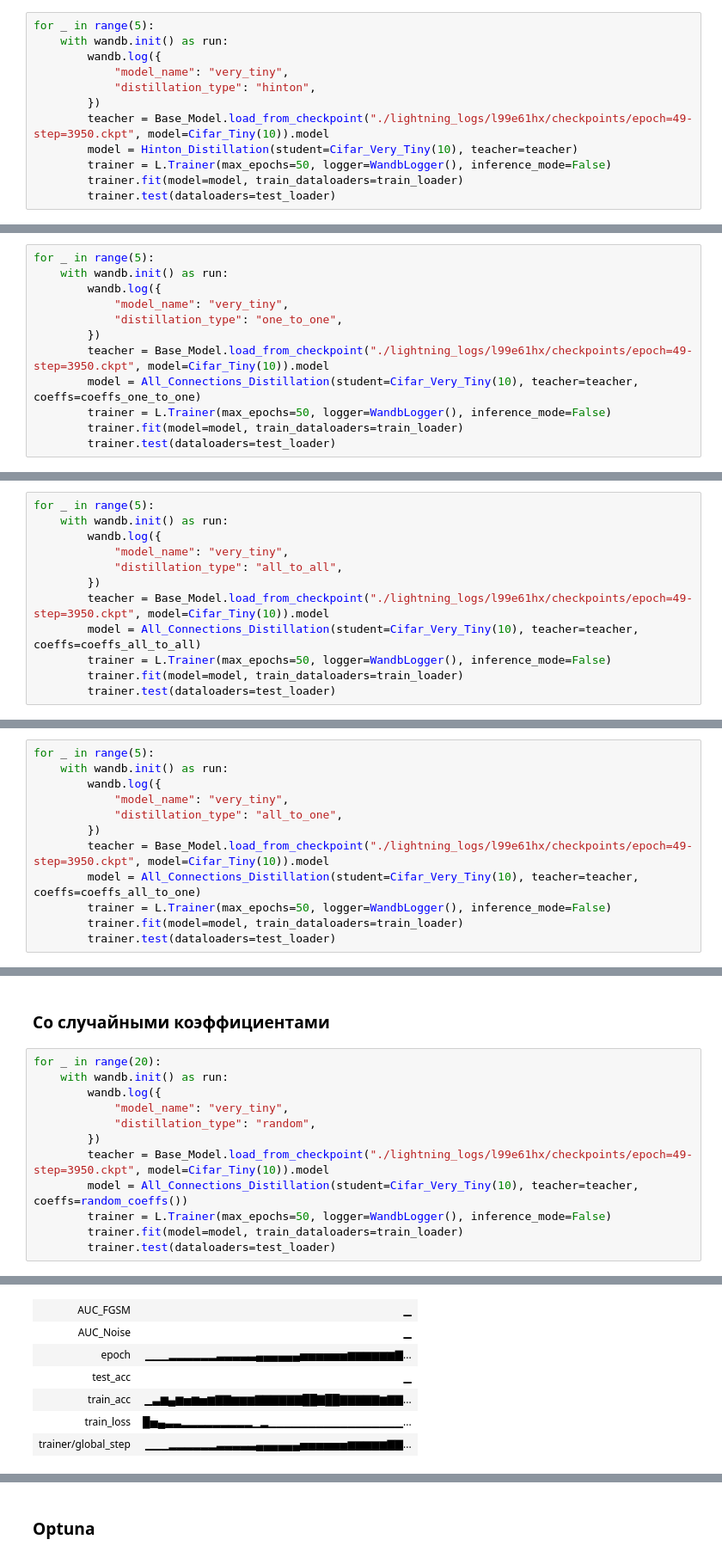
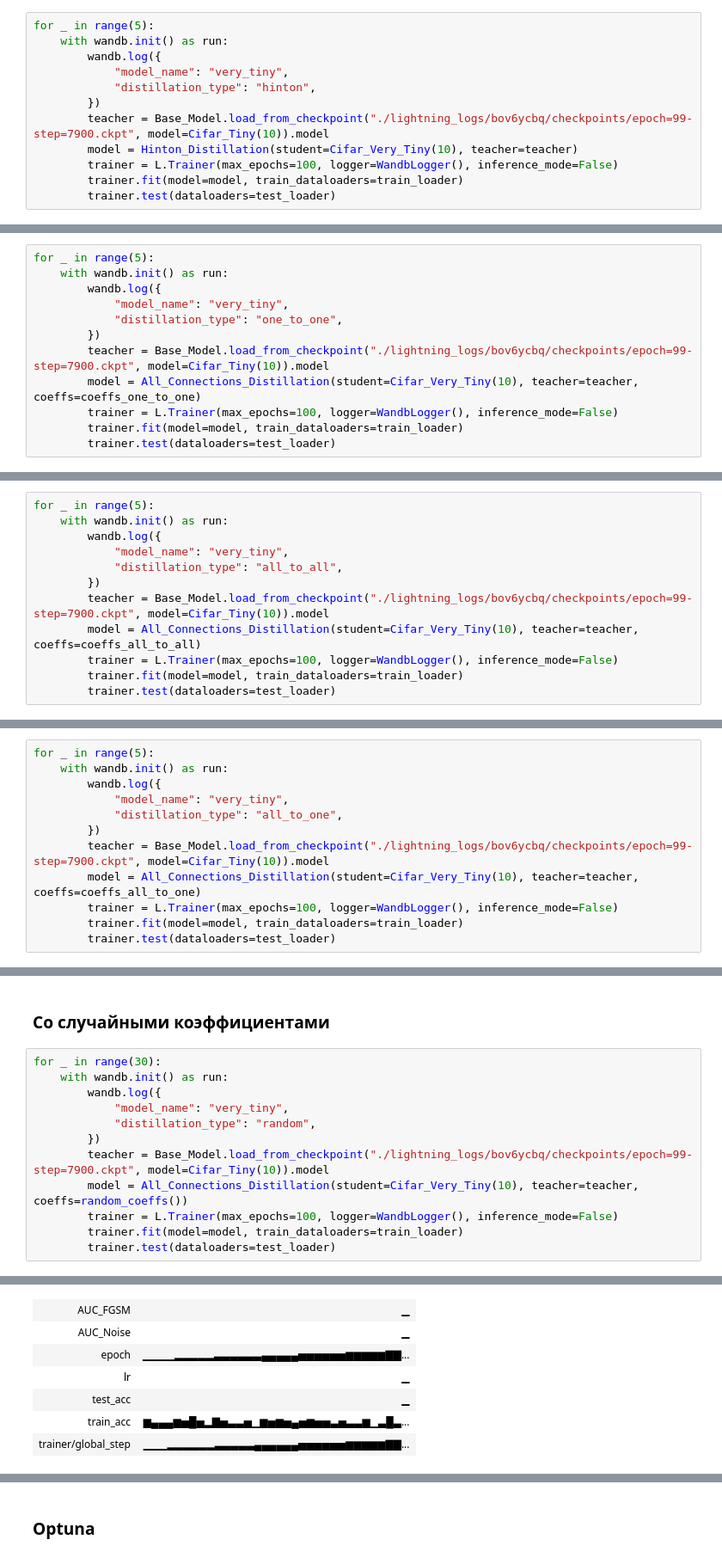
Before and after one commit to intsystems/Oleinik-BS-Thesis, a Jupyter notebook: code/run_wandb_experiments.ipynb, the cells around one changed output, grey strips where cells are left out. Shown at 86% size. Drawn from its saved outputs; the diff is of its cells as text.

```diff
--- a/code/run_wandb_experiments.ipynb
+++ b/code/run_wandb_experiments.ipynb
@@ -140,9 +140,9 @@ for _ in range(5):
             "model_name": "very_tiny",
             "distillation_type": "hinton",
         })
-        teacher = Base_Model.load_from_checkpoint("./lightning_logs/l99e61hx/checkpoints/epoch=49-step=3950.ckpt", model=Cifar_Tiny(10)).model
+        teacher = Base_Model.load_from_checkpoint("./lightning_logs/bov6ycbq/checkpoints/epoch=99-step=7900.ckpt", model=Cifar_Tiny(10)).model
         model = Hinton_Distillation(student=Cifar_Very_Tiny(10), teacher=teacher)
-        trainer = L.Trainer(max_epochs=50, logger=WandbLogger(), inference_mode=False)
+        trainer = L.Trainer(max_epochs=100, logger=WandbLogger(), inference_mode=False)
         trainer.fit(model=model, train_dataloaders=train_loader)
         trainer.test(dataloaders=test_loader)
 # %% [output]
@@ -210,9 +210,9 @@ for _ in range(5):
             "model_name": "very_tiny",
             "distillation_type": "one_to_one",
         })
-        teacher = Base_Model.load_from_checkpoint("./lightning_logs/l99e61hx/checkpoints/epoch=49-step=3950.ckpt", model=Cifar_Tiny(10)).model
+        teacher = Base_Model.load_from_checkpoint("./lightning_logs/bov6ycbq/checkpoints/epoch=99-step=7900.ckpt", model=Cifar_Tiny(10)).model
         model = All_Connections_Distillation(student=Cifar_Very_Tiny(10), teacher=teacher, coeffs=coeffs_one_to_one)
-        trainer = L.Trainer(max_epochs=50, logger=WandbLogger(), inference_mode=False)
+        trainer = L.Trainer(max_epochs=100, logger=WandbLogger(), inference_mode=False)
         trainer.fit(model=model, train_dataloaders=train_loader)
         trainer.test(dataloaders=test_loader)
 # %% [output]
@@ -269,9 +269,9 @@ for _ in range(5):
             "model_name": "very_tiny",
             "distillation_type": "all_to_all",
         })
-        teacher = Base_Model.load_from_checkpoint("./lightning_logs/l99e61hx/checkpoints/epoch=49-step=3950.ckpt", model=Cifar_Tiny(10)).model
+        teacher = Base_Model.load_from_checkpoint("./lightning_logs/bov6ycbq/checkpoints/epoch=99-step=7900.ckpt", model=Cifar_Tiny(10)).model
         model = All_Connections_Distillation(student=Cifar_Very_Tiny(10), teacher=teacher, coeffs=coeffs_all_to_all)
-        trainer = L.Trainer(max_epochs=50, logger=WandbLogger(), inference_mode=False)
+        trainer = L.Trainer(max_epochs=100, logger=WandbLogger(), inference_mode=False)
         trainer.fit(model=model, train_dataloaders=train_loader)
         trainer.test(dataloaders=test_loader)
 # %% [output]
@@ -329,9 +329,9 @@ for _ in range(5):
             "model_name": "very_tiny",
             "distillation_type": "all_to_one",
         })
-        teacher = Base_Model.load_from_checkpoint("./lightning_logs/l99e61hx/checkpoints/epoch=49-step=3950.ckpt", model=Cifar_Tiny(10)).model
+        teacher = Base_Model.load_from_checkpoint("./lightning_logs/bov6ycbq/checkpoints/epoch=99-step=7900.ckpt", model=Cifar_Tiny(10)).model
         model = All_Connections_Distillation(student=Cifar_Very_Tiny(10), teacher=teacher, coeffs=coeffs_all_to_one)
-        trainer = L.Trainer(max_epochs=50, logger=WandbLogger(), inference_mode=False)
+        trainer = L.Trainer(max_epochs=100, logger=WandbLogger(), inference_mode=False)
         trainer.fit(model=model, train_dataloaders=train_loader)
         trainer.test(dataloaders=test_loader)
 # %% [output]
@@ -383,15 +383,15 @@ Run summary:
 # %% [markdown]
 ### Со случайными коэффициентами
 # %%
-for _ in range(20):
+for _ in range(30):
     with wandb.init() as run:
         wandb.log({
             "model_name": "very_tiny",
             "distillation_type": "random",
         })
-        teacher = Base_Model.load_from_checkpoint("./lightning_logs/l99e61hx/checkpoints/epoch=49-step=3950.ckpt", model=Cifar_Tiny(10)).model
+        teacher = Base_Model.load_from_checkpoint("./lightning_logs/bov6ycbq/checkpoints/epoch=99-step=7900.ckpt", model=Cifar_Tiny(10)).model
         model = All_Connections_Distillation(student=Cifar_Very_Tiny(10), teacher=teacher, coeffs=random_coeffs())
-        trainer = L.Trainer(max_epochs=50, logger=WandbLogger(), inference_mode=False)
+        trainer = L.Trainer(max_epochs=100, logger=WandbLogger(), inference_mode=False)
         trainer.fit(model=model, train_dataloaders=train_loader)
         trainer.test(dataloaders=test_loader)
 # %% [output]
@@ -433,8 +433,8 @@ wandb: WARNING Source type is set to 'repo' but some required information is mis
 Run history:
 | AUC_FGSM | ▁ |
 | AUC_Noise | ▁ |
-| epoch | ▁▁▁▂▂▂▂▂▂▃▃▃▃▃▄▄▄▄▄▄▅▅▅▅▅▅▆▆▆▆▆▆▇... |
+| epoch | ▁▁▁▁▂▂▂▂▂▃▃▃▃▃▃▄▄▄▄▄▅▅▅▅▅▅▆▆▆▆▆▇▇... |
+| lr | ▁ |
 | test_acc | ▁ |
-| train_acc | ▁▃▆▄▆▅▆▅▆▇▇▆▆▆▇▇▇▇▇▇██▇██▇▇▇▇▇▆▇▇... |
-| train_loss | █▅▄▃▃▂▂▂▂▂▂▂▂▂▁▂▁▁▁▁▁▁▁▁▁▁▁▁▁▁▁▁▁... |
+| train_acc | ▆▄▄▄▆▅█▅▂▇▅▃▃▅▁▆▅▆▅▄▅▆▅▅▃▅▃▃▆▁▃█▃... |
 | trainer/global_step | ▁▁▁▂▂▂▂▂▂▃▃▃▃▃▄▄▄▄▄▄▅▅▅▅▅▅▆▆▆▆▆▇▇... |
```
Also changed, not shown: parts of 11 cells of this notebook, 1 other file.
